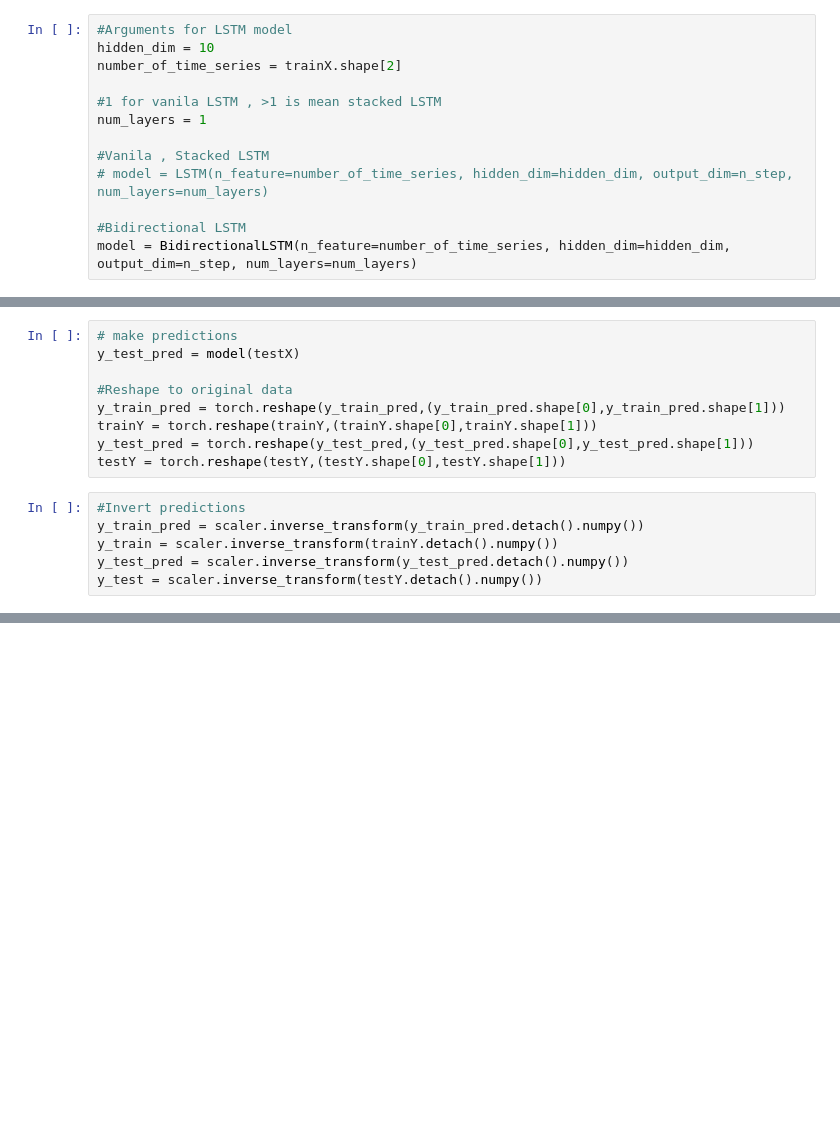
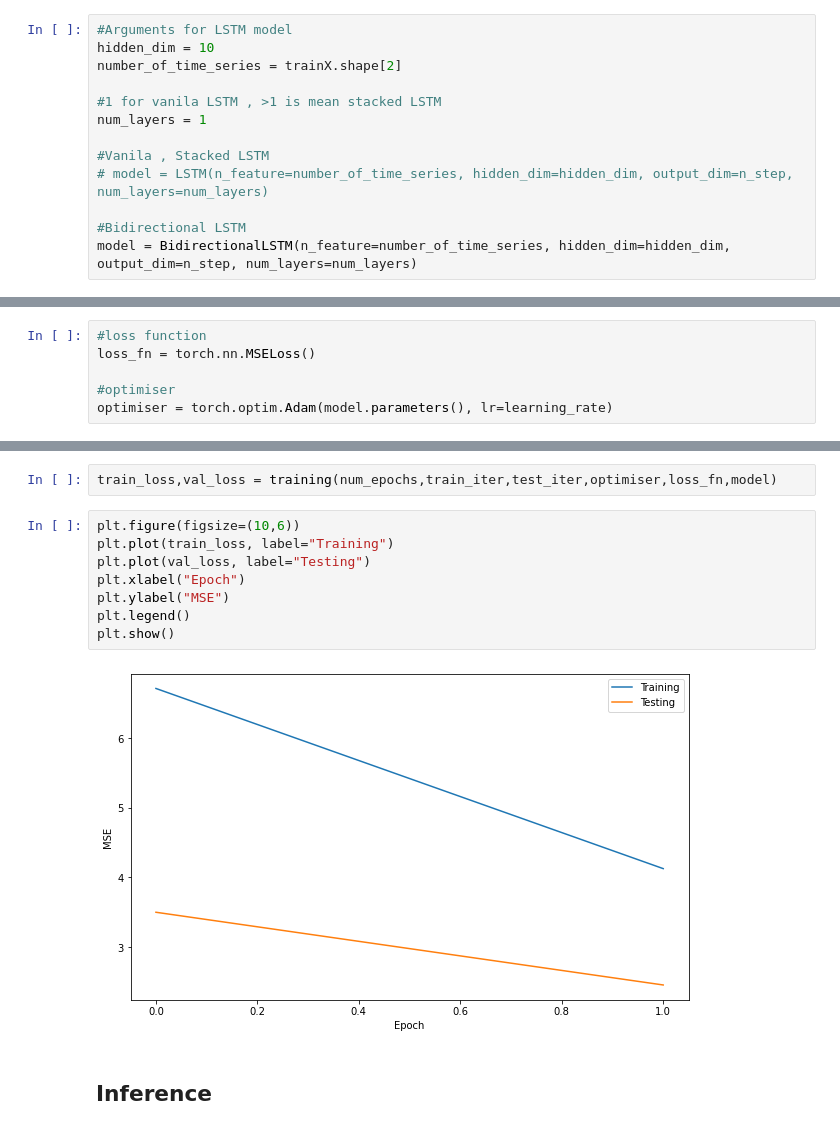
Before and after one commit to CertifaiAI/time-series-labs, a Jupyter notebook: notebook/Multivariate Input ,Univariate Output LSTM.ipynb, the cells around one changed output, grey strips where cells are left out. Drawn from its saved outputs; the diff is of its cells as text; blank space fills up the shorter version.

```diff
--- a/notebook/Multivariate Input ,Univariate Output LSTM.ipynb
+++ b/notebook/Multivariate Input ,Univariate Output LSTM.ipynb
@@ -283,15 +234,0 @@ Epoch  19 MSE:  0.09063974767923355
-# %%
-# make predictions
-y_test_pred = model(testX)
-
-#Reshape to original data
-y_train_pred = torch.reshape(y_train_pred,(y_train_pred.shape[0],y_train_pred.shape[1]))
-trainY = torch.reshape(trainY,(trainY.shape[0],trainY.shape[1]))
-y_test_pred = torch.reshape(y_test_pred,(y_test_pred.shape[0],y_test_pred.shape[1]))
-testY = torch.reshape(testY,(testY.shape[0],testY.shape[1]))
-# %%
-#Invert predictions
-y_train_pred = scaler.inverse_transform(y_train_pred.detach().numpy())
-y_train = scaler.inverse_transform(trainY.detach().numpy())
-y_test_pred = scaler.inverse_transform(y_test_pred.detach().numpy())
-y_test = scaler.inverse_transform(testY.detach().numpy())
@@ -326,0 +235,6 @@ Test Score: 172.52 RMSE
+# %%
+#loss function
+loss_fn = torch.nn.MSELoss()
+
+#optimiser
+optimiser = torch.optim.Adam(model.parameters(), lr=learning_rate)
@@ -326,0 +296,14 @@ Test Score: 172.52 RMSE
+# %%
+train_loss,val_loss = training(num_epochs,train_iter,test_iter,optimiser,loss_fn,model)
+# %%
+plt.figure(figsize=(10,6))
+plt.plot(train_loss, label="Training")
+plt.plot(val_loss, label="Testing")
+plt.xlabel("Epoch")
+plt.ylabel("MSE")
+plt.legend()
+plt.show()
+# %% [output]
+[figure, added]
+# %% [markdown]
+## Inference
```
Also changed, not shown: parts of 57 cells of this notebook, 1 other file.
